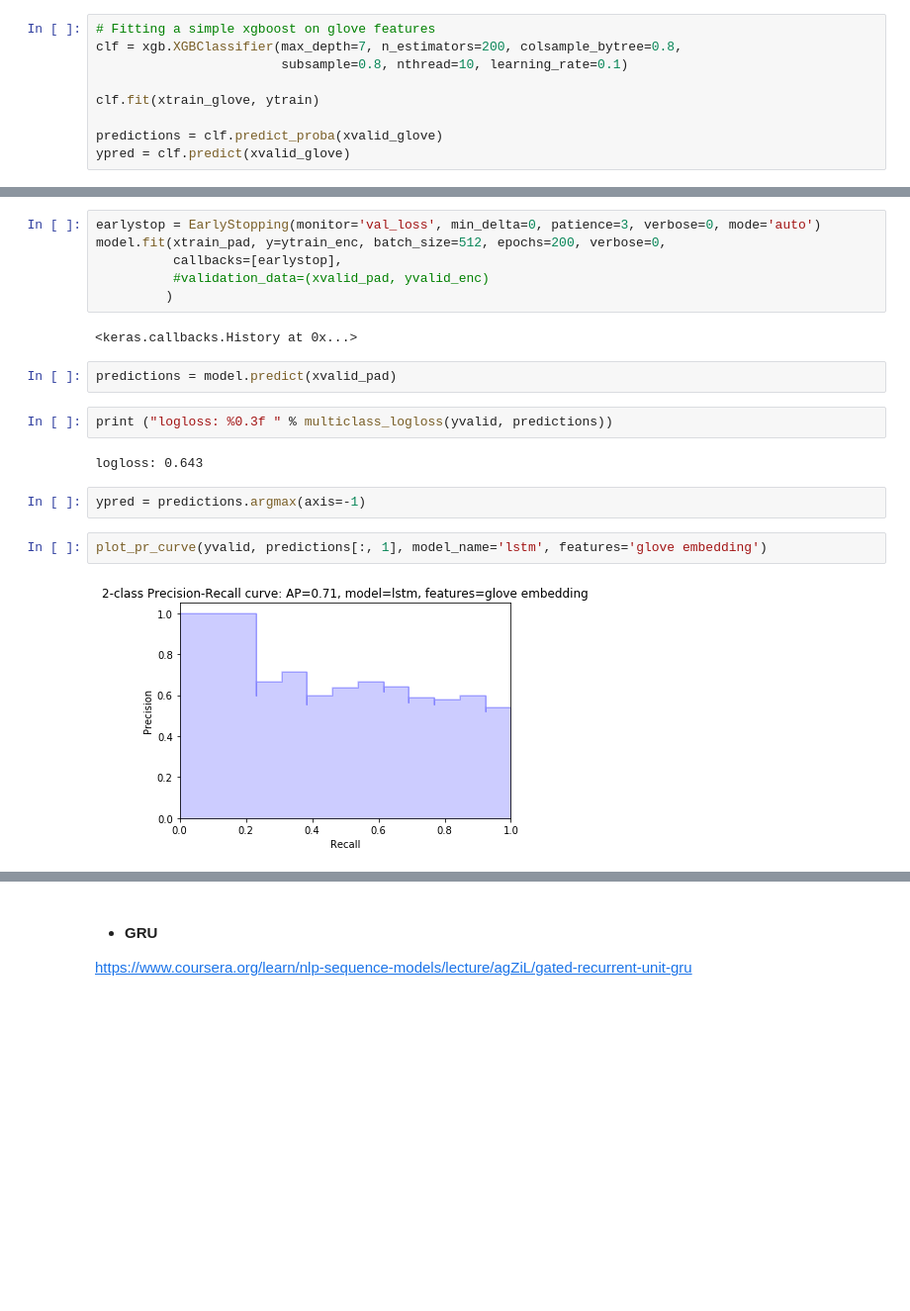
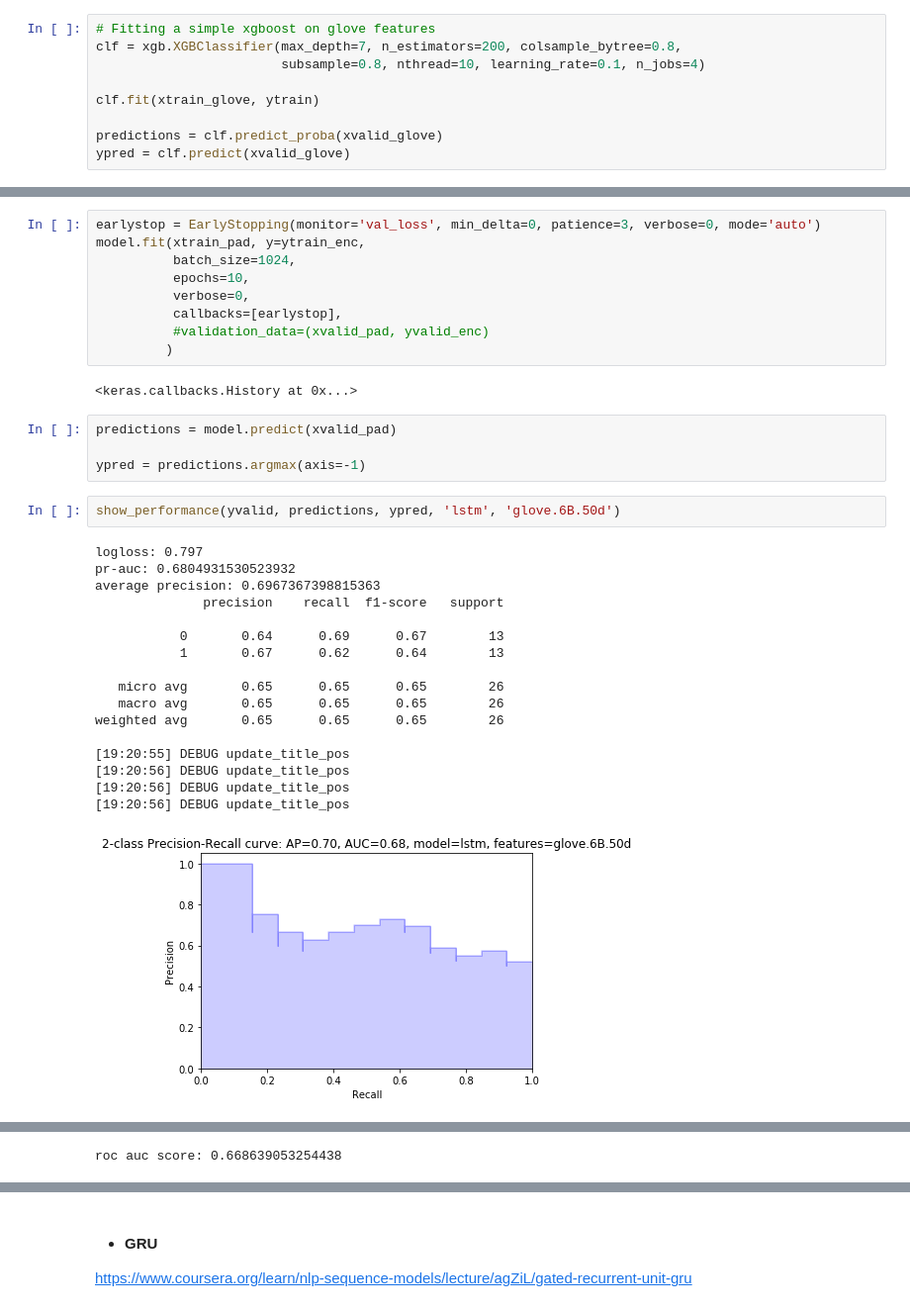
Before and after one commit to ck-unifr/german-wings-airline-challenge, a Jupyter notebook: german-wings-review.ipynb, the cells around one changed output, grey strips where cells are left out. Shown at 99% size. Saved outputs shown, nothing was run; the diff lists cells and outputs as text; blank space fills up the shorter version.

```diff
--- a/german-wings-review.ipynb
+++ b/german-wings-review.ipynb
@@ -1638,7 +1636,7 @@ xvalid_glove = np.array(xvalid_glove)
 # %%
 # Fitting a simple xgboost on glove features
 clf = xgb.XGBClassifier(max_depth=7, n_estimators=200, colsample_bytree=0.8,
-                        subsample=0.8, nthread=10, learning_rate=0.1)
+                        subsample=0.8, nthread=10, learning_rate=0.1, n_jobs=4)
 
 clf.fit(xtrain_glove, ytrain)
 
@@ -1827,7 +1821,10 @@ model.add(Activation('softmax'))
 model.compile(loss='categorical_crossentropy', optimizer='adam')
 # %%
 earlystop = EarlyStopping(monitor='val_loss', min_delta=0, patience=3, verbose=0, mode='auto')
-model.fit(xtrain_pad, y=ytrain_enc, batch_size=512, epochs=200, verbose=0,
+model.fit(xtrain_pad, y=ytrain_enc,
+          batch_size=1024,
+          epochs=10,
+          verbose=0,
           callbacks=[earlystop],
           #validation_data=(xvalid_pad, yvalid_enc)
          )
@@ -1835,13 +1832,25 @@ model.fit(xtrain_pad, y=ytrain_enc, batch_size=512, epochs=200, verbose=0,
 <keras.callbacks.History at 0x...>
 # %%
 predictions = model.predict(xvalid_pad)
+
+ypred = predictions.argmax(axis=-1)
-# %%
-print ("logloss: %0.3f " % multiclass_logloss(yvalid, predictions))
-# %% [output]
-logloss: 0.643
-# %%
-ypred = predictions.argmax(axis=-1)
 # %%
-plot_pr_curve(yvalid, predictions[:, 1], model_name='lstm', features='glove embedding')
+show_performance(yvalid, predictions, ypred, 'lstm', 'glove.6B.50d')
 # %% [output]
+logloss: 0.797
+pr-auc: 0.6804931530523932
+average precision: 0.6967367398815363
+              precision    recall  f1-score   support
+
+           0       0.64      0.69      0.67        13
+           1       0.67      0.62      0.64        13
+
+   micro avg       0.65      0.65      0.65        26
+   macro avg       0.65      0.65      0.65        26
+weighted avg       0.65      0.65      0.65        26
+
+[19:20:55] DEBUG update_title_pos
+[19:20:56] DEBUG update_title_pos
+[19:20:56] DEBUG update_title_pos
+[19:20:56] DEBUG update_title_pos
-[figure, old version]
+[figure, new version]
@@ -1848 +1862,2 @@ plot_pr_curve(yvalid, predictions[:, 1], model_name='lstm', features='glove embe
+roc auc score: 0.668639053254438
 # %%
```
Also changed, not shown: parts of 53 cells of this notebook.
